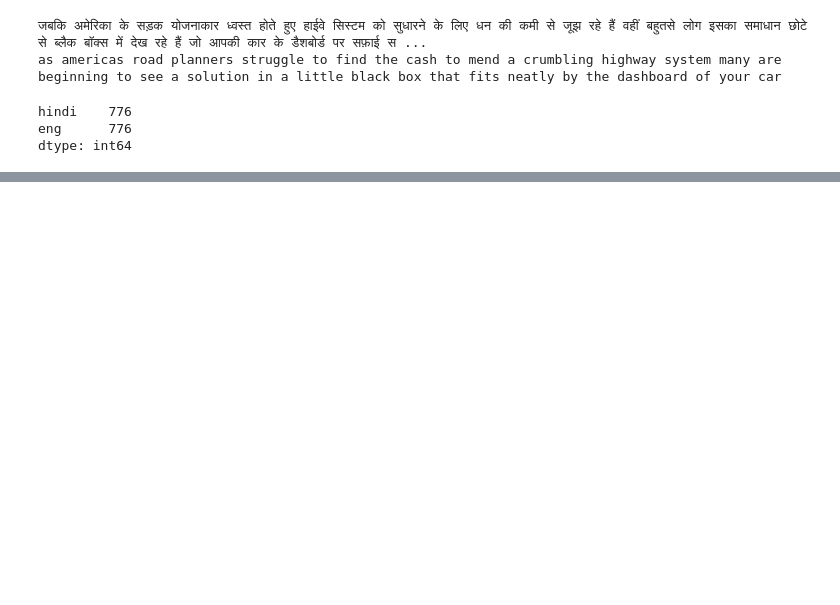
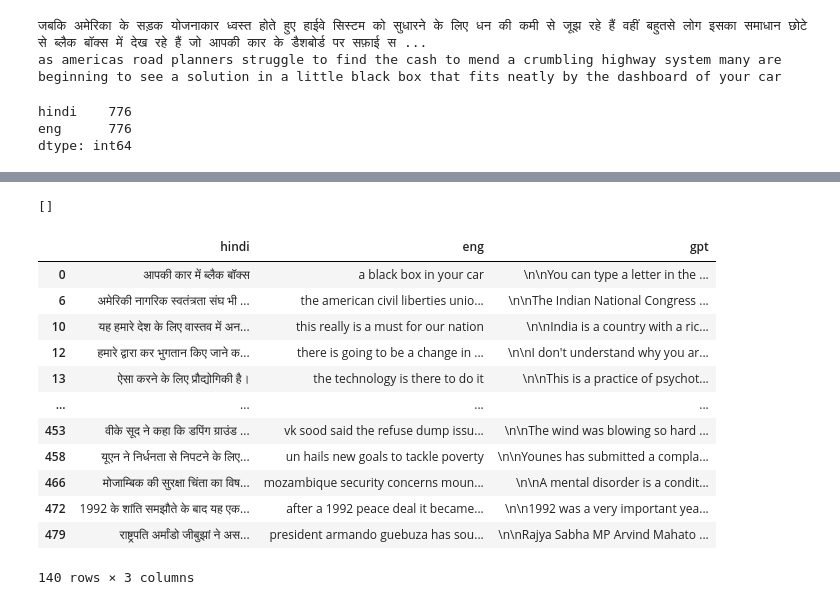
Before and after one commit to ASIF-Mahmud1/machine-translation, a Jupyter notebook: machine-learning/train/gpt/index.ipynb, the cells around one changed output, grey strips where cells are left out. Cells and saved outputs as stored; diff of their text form; code cells hidden in the pictures; blank space fills up the shorter version.

```diff
--- a/machine-learning/train/gpt/index.ipynb
+++ b/machine-learning/train/gpt/index.ipynb
@@ -114,0 +104,3 @@ print(response)
+# %%
+for sent in pool_oftexts["hindi"]:
+    print(sent)
@@ -114,0 +141,3 @@ print(response)
+# %%
+semi_pool_oftexts= pool_oftexts[139:]
+print(semi_pool_oftexts["eng"])
@@ -114,0 +157,14 @@ print(response)
+# %%
+import os
+import openai
+result =[]
+#Your API key is loaded here
+#It should be exported as an environment variable before running this script: export OPENAI_API_KEY=your_key
+openai.api_key = "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"
+result=[]
+
+for hindi,eng in zip(semi_pool_oftexts['hindi'], semi_pool_oftexts['eng']):
+#       print(semi_pool_oftexts['eng'])
+    temp= translate(sent)
+    print( hindi,eng,temp )
+    result.append(temp)
@@ -114,0 +191,22 @@ print(response)
+# %%
+result
+# %% [output]
+[]
+# %%
+semi_pool_oftexts["gpt"]= result
+# %%
+semi_pool_oftexts
+# %% [output]
+|  | hindi | eng | gpt |
+| 0 | आपकी कार में ब्लैक बॉक्स | a black box in your car | \n\nYou can type a letter in the ... |
+| 6 | अमेरिकी नागरिक स्वतंत्रता संघ भी ... | the american civil liberties unio... | \n\nThe Indian National Congress ... |
+| 10 | यह हमारे देश के लिए वास्तव में अन... | this really is a must for our nation | \n\nIndia is a country with a ric... |
+| 12 | हमारे द्वारा कर भुगतान किए जाने क... | there is going to be a change in ... | \n\nI don't understand why you ar... |
+| 13 | ऐसा करने के लिए प्रौद्योगिकी है। | the technology is there to do it | \n\nThis is a practice of psychot... |
+| ... | ... | ... | ... |
+| 453 | वीके सूद ने कहा कि डपिंग ग्राउंड ... | vk sood said the refuse dump issu... | \n\nThe wind was blowing so hard ... |
+| 458 | यूएन ने निर्धनता से निपटने के लिए... | un hails new goals to tackle poverty | \n\nYounes has submitted a compla... |
+| 466 | मोजाम्बिक की सुरक्षा चिंता का विष... | mozambique security concerns moun... | \n\nA mental disorder is a condit... |
+| 472 | 1992 के शांति समझौते के बाद यह एक... | after a 1992 peace deal it became... | \n\n1992 was a very important yea... |
+| 479 | राष्ट्रपति अर्मांडो जीबुझां ने अस... | president armando guebuza has sou... | \n\nRajya Sabha MP Arvind Mahato ... |
+140 rows × 3 columns
```
Also changed, not shown: parts of 12 cells of this notebook, 3 other files.
